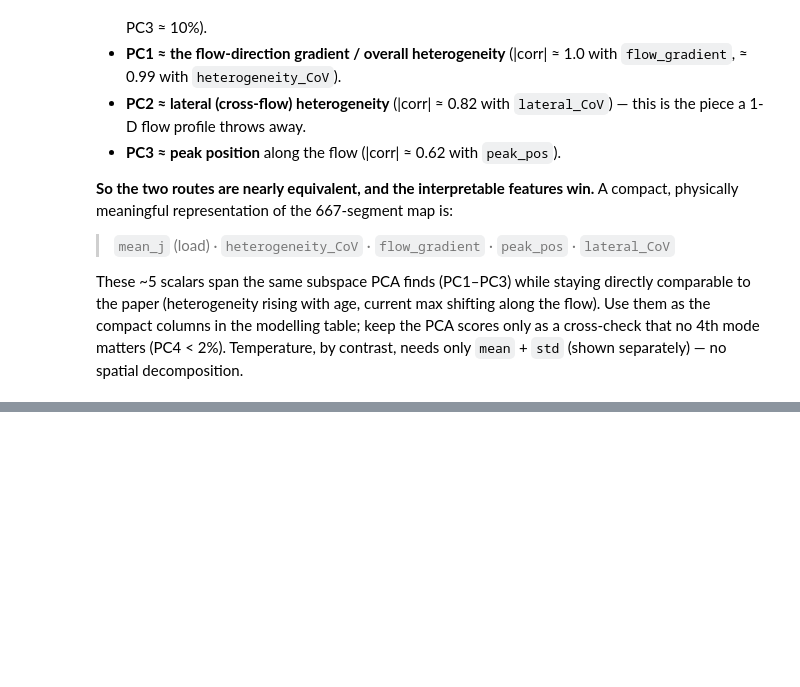
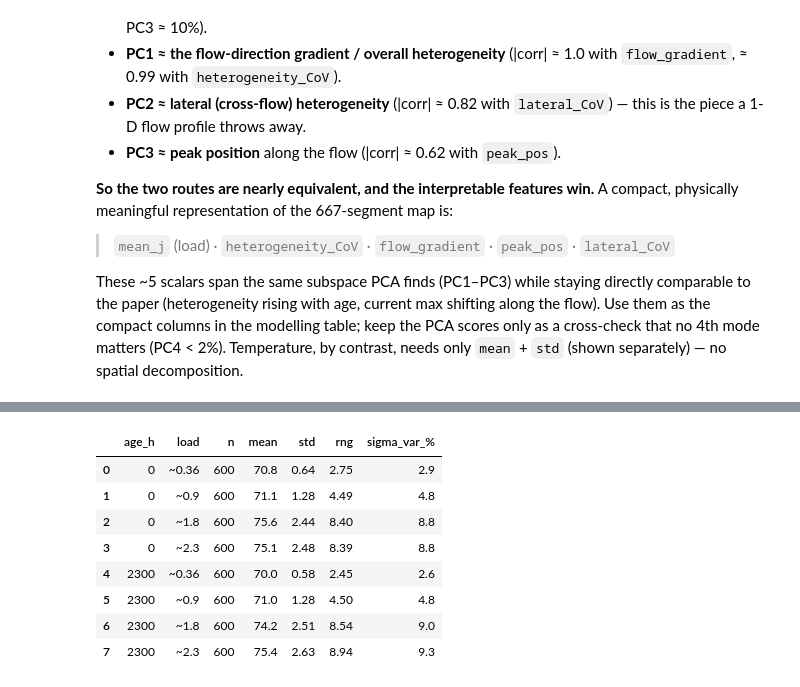
Before and after one commit to dangtom700/Cathode-Degradation-of-PEMFC, a Jupyter notebook: Notebooks/clean_polarization_data.ipynb, the cells around one changed output, grey strips where cells are left out. Drawn from its saved outputs; the diff is of its cells as text; code cells hidden in the pictures; blank space fills up the shorter version.

```diff
--- a/Notebooks/clean_polarization_data.ipynb
+++ b/Notebooks/clean_polarization_data.ipynb
@@ -145,0 +196,32 @@ Temperature, by contrast, needs only `mean` + `std` (shown separately) — no sp
+# %%
+from contextlib import closing
+
+TEMP = [f"Temperature_{i}" for i in range(180)]
+
+def temp_spread(con, table, age, lo, hi, coolant_nominal=False, limit=600):
+    """In-plane temperature spread across the 180 CDDM sensors at a steady load."""
+    sel = ",".join(f'"{c}"' for c in TEMP)
+    w = f'age_h={age} AND "j.S.act [A/cm2]" BETWEEN {lo} AND {hi}'
+    if coolant_nominal:                       # keep only nominal-thermal rows (exclude the T-sweep)
+        w += ' AND "T.Si.CL [°C]" BETWEEN 67 AND 73'
+    d = pd.read_sql_query(f'SELECT {sel} FROM {table} WHERE {w} LIMIT {limit}', con)
+    if d.empty:
+        return None
+    valid = [c for c in TEMP if d[c].std() > 1e-6 and 30 < d[c].mean() < 100]   # drop dead sensors
+    d = d[valid]
+    return dict(n=len(d),
+                mean=round(d.mean(axis=1).mean(), 1),
+                std=round(d.std(axis=1).mean(), 2),
+                rng=round((d.max(axis=1) - d.min(axis=1)).mean(), 2))
+
+rows = []
+with closing(sqlite3.connect(f"file:{DB_path}?mode=ro", uri=True)) as con:
+    for age in (0, 2300):
+        for lab, lo, hi in [("~0.36", 0.30, 0.40), ("~0.9", 0.85, 0.95), ("~1.8", 1.70, 1.85)]:
+            r = temp_spread(con, "polarization_raw", age, lo, hi)
+            if r: rows.append(dict(age_h=age, load=lab, **r))
+        r = temp_spread(con, "sensitivity_raw", age, 2.25, 2.35, coolant_nominal=True)   # 2.3 only in sensitivity
+        if r: rows.append(dict(age_h=age, load="~2.3", **r))
+
+thermal = pd.DataFrame(rows)
+thermal
@@ -145,0 +238,16 @@ Temperature, by contrast, needs only `mean` + `std` (shown separately) — no sp
+# %%
+# translate the in-plane spread into a membrane-conductivity variation
+# d(ln sigma)/dT = Ea/(R T^2), with Ea/R ~ 1268 K for Nafion (Springer et al.)
+T_K = thermal["mean"] + 273.15
+thermal["sigma_var_%"] = (1268 / T_K**2 * thermal["rng"] * 100).round(1)
+thermal
+# %% [output]
+|  | age_h | load | n | mean | std | rng | sigma_var_% |
+| 0 | 0 | ~0.36 | 600 | 70.8 | 0.64 | 2.75 | 2.9 |
+| 1 | 0 | ~0.9 | 600 | 71.1 | 1.28 | 4.49 | 4.8 |
+| 2 | 0 | ~1.8 | 600 | 75.6 | 2.44 | 8.40 | 8.8 |
+| 3 | 0 | ~2.3 | 600 | 75.1 | 2.48 | 8.39 | 8.8 |
+| 4 | 2300 | ~0.36 | 600 | 70.0 | 0.58 | 2.45 | 2.6 |
+| 5 | 2300 | ~0.9 | 600 | 71.0 | 1.28 | 4.50 | 4.8 |
+| 6 | 2300 | ~1.8 | 600 | 74.2 | 2.51 | 8.54 | 9.0 |
+| 7 | 2300 | ~2.3 | 600 | 75.4 | 2.63 | 8.94 | 9.3 |
```
Also changed, not shown: parts of 9 cells of this notebook.
